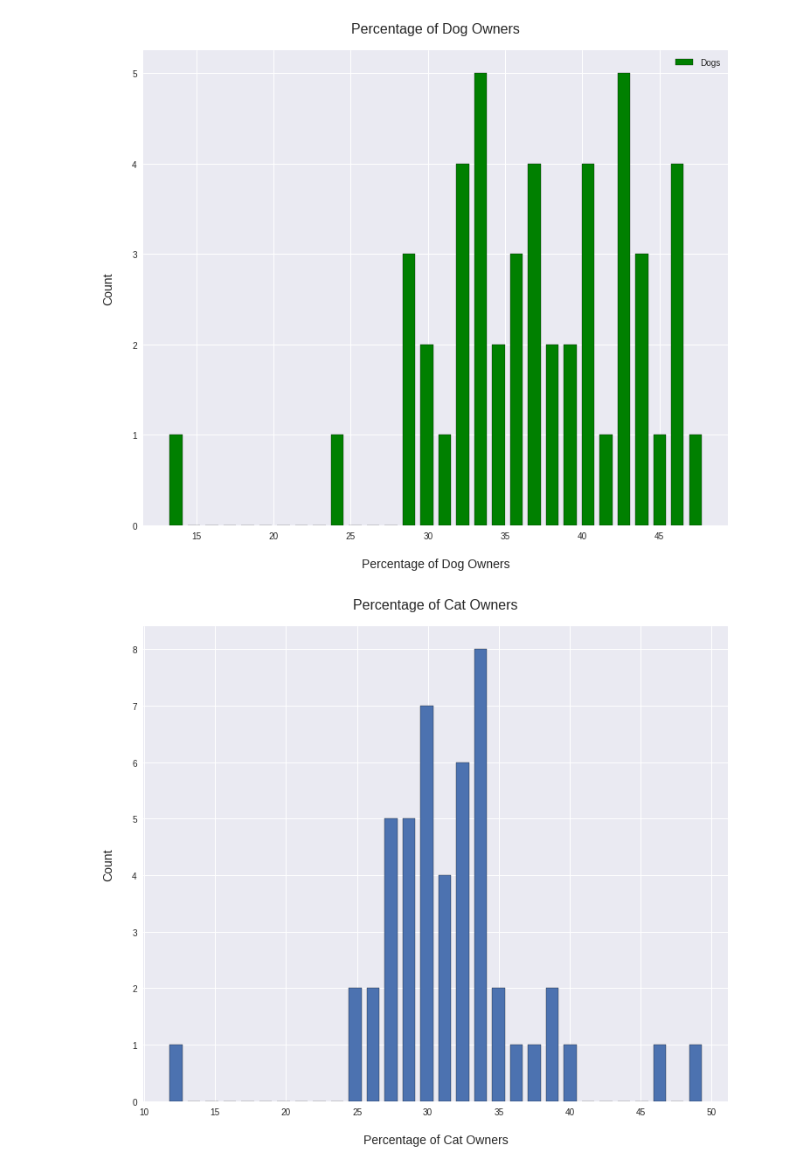
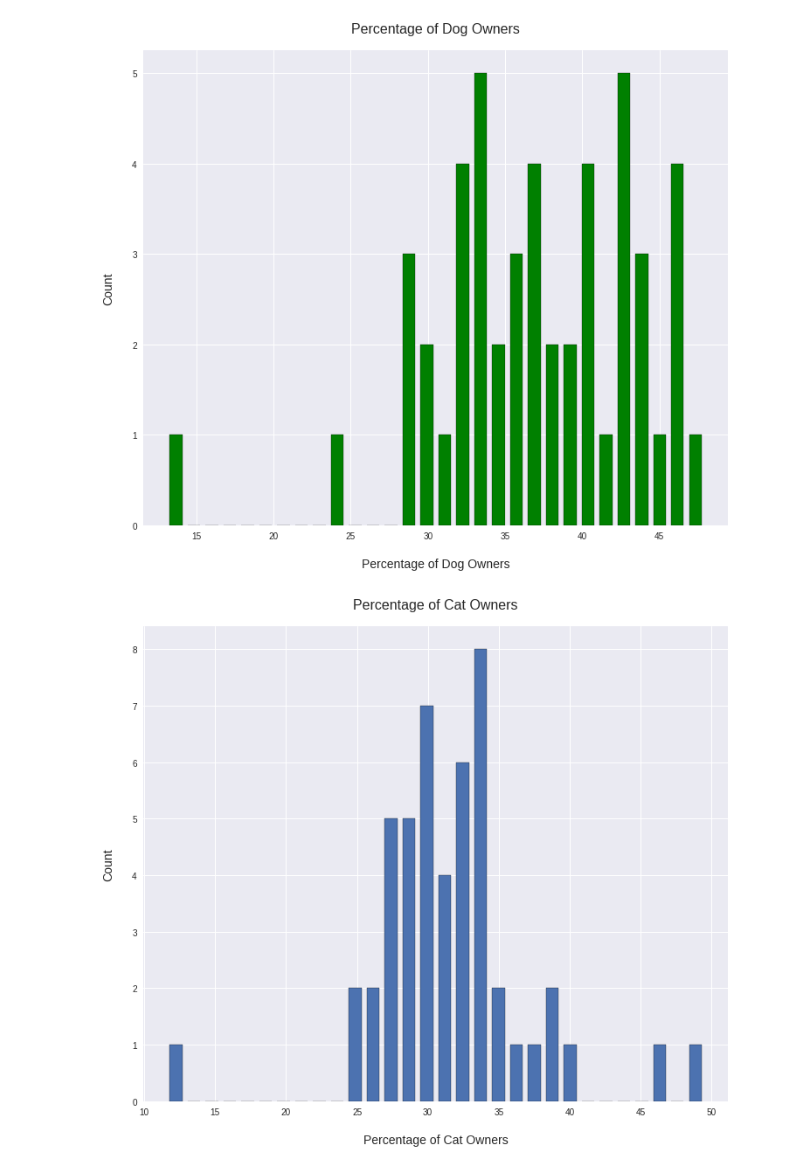
Before and after one commit to PaletteofDesign/histograms-boxplots-exercise, a Jupyter notebook: histograms_boxplots.ipynb, the cells around one changed output. Cells and saved outputs as stored; diff of their text form; code cells hidden in the pictures.

```diff
--- a/histograms_boxplots.ipynb
+++ b/histograms_boxplots.ipynb
@@ -19,14 +19,14 @@ df.head()
 # %%
 # Graph showing percentage of dog owners
 plt.style.use('seaborn')
 plt.figure(figsize=(12,10))
 df['Percentage of Dog Owners'].hist(bins=30, edgecolor='black', rwidth=0.7, color='green', label='Dogs')
 plt.xlabel('Percentage of Dog Owners', labelpad=20, fontsize=14)
 plt.ylabel('Count', labelpad=20, fontsize=14)
 plt.title('Percentage of Dog Owners', pad=20, fontsize=16)
-plt.legend();
+plt.show()
 # %% [output]
-[figure, old version]
+[figure, new version]
 # %%
 # Graph showing percentage of cat owners
 plt.style.use('seaborn')
```
